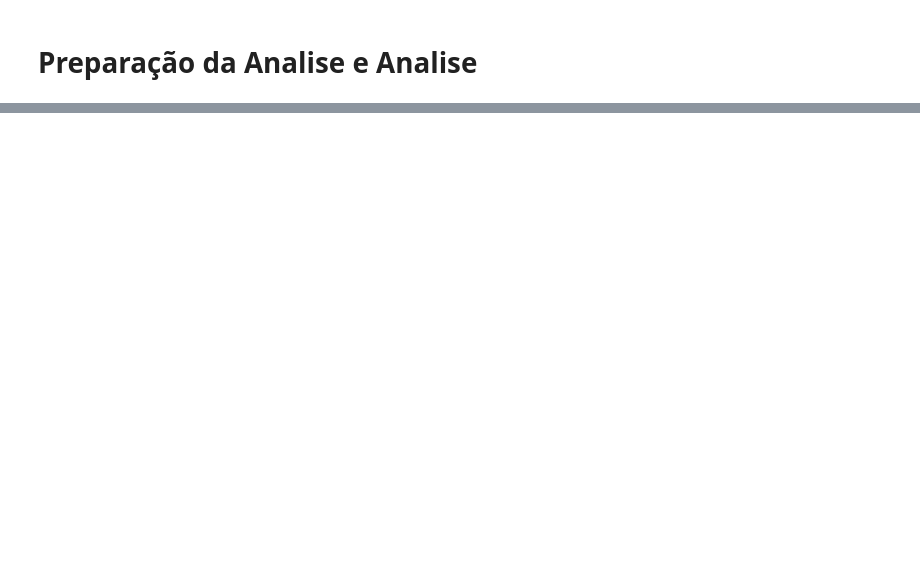
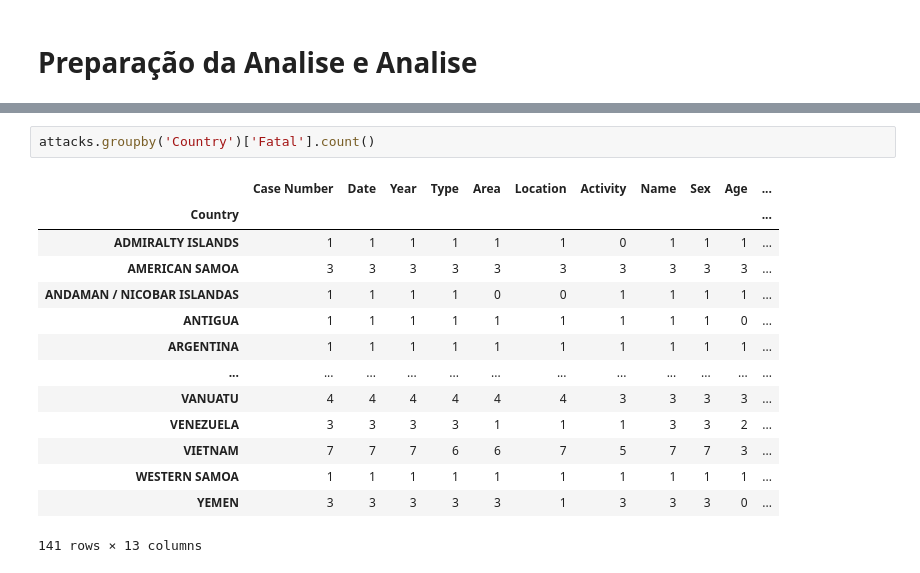
Before and after one commit to tomasgiannetti/Shark-Attack, a Jupyter notebook: Analysis.ipynb, the cells around one changed output, grey strips where cells are left out. Cells and saved outputs as stored; diff of their text form; blank space fills up the shorter version.

```diff
--- a/Analysis.ipynb
+++ b/Analysis.ipynb
@@ -63 +65,18 @@ attacks[attacks['Type']!= 'Unprovoked']
 #Brasil especificamente estados
+# %%
+attacks.groupby('Country')['Fatal'].count()
+# %% [output]
+|  | Case Number | Date | Year | Type | Area | Location | Activity | Name | Sex | Age | ... |
+| Country |  |  |  |  |  |  |  |  |  |  | ... |
+| ADMIRALTY ISLANDS | 1 | 1 | 1 | 1 | 1 | 1 | 0 | 1 | 1 | 1 | ... |
+| AMERICAN SAMOA | 3 | 3 | 3 | 3 | 3 | 3 | 3 | 3 | 3 | 3 | ... |
+| ANDAMAN / NICOBAR ISLANDAS | 1 | 1 | 1 | 1 | 0 | 0 | 1 | 1 | 1 | 1 | ... |
+| ANTIGUA | 1 | 1 | 1 | 1 | 1 | 1 | 1 | 1 | 1 | 0 | ... |
+| ARGENTINA | 1 | 1 | 1 | 1 | 1 | 1 | 1 | 1 | 1 | 1 | ... |
+| ... | ... | ... | ... | ... | ... | ... | ... | ... | ... | ... | ... |
+| VANUATU | 4 | 4 | 4 | 4 | 4 | 4 | 3 | 3 | 3 | 3 | ... |
+| VENEZUELA | 3 | 3 | 3 | 3 | 1 | 1 | 1 | 3 | 3 | 2 | ... |
+| VIETNAM | 7 | 7 | 7 | 6 | 6 | 7 | 5 | 7 | 7 | 3 | ... |
+| WESTERN SAMOA | 1 | 1 | 1 | 1 | 1 | 1 | 1 | 1 | 1 | 1 | ... |
+| YEMEN | 3 | 3 | 3 | 3 | 3 | 1 | 3 | 3 | 3 | 0 | ... |
+141 rows × 13 columns
```
Also changed, not shown: parts of 5 cells of this notebook.
